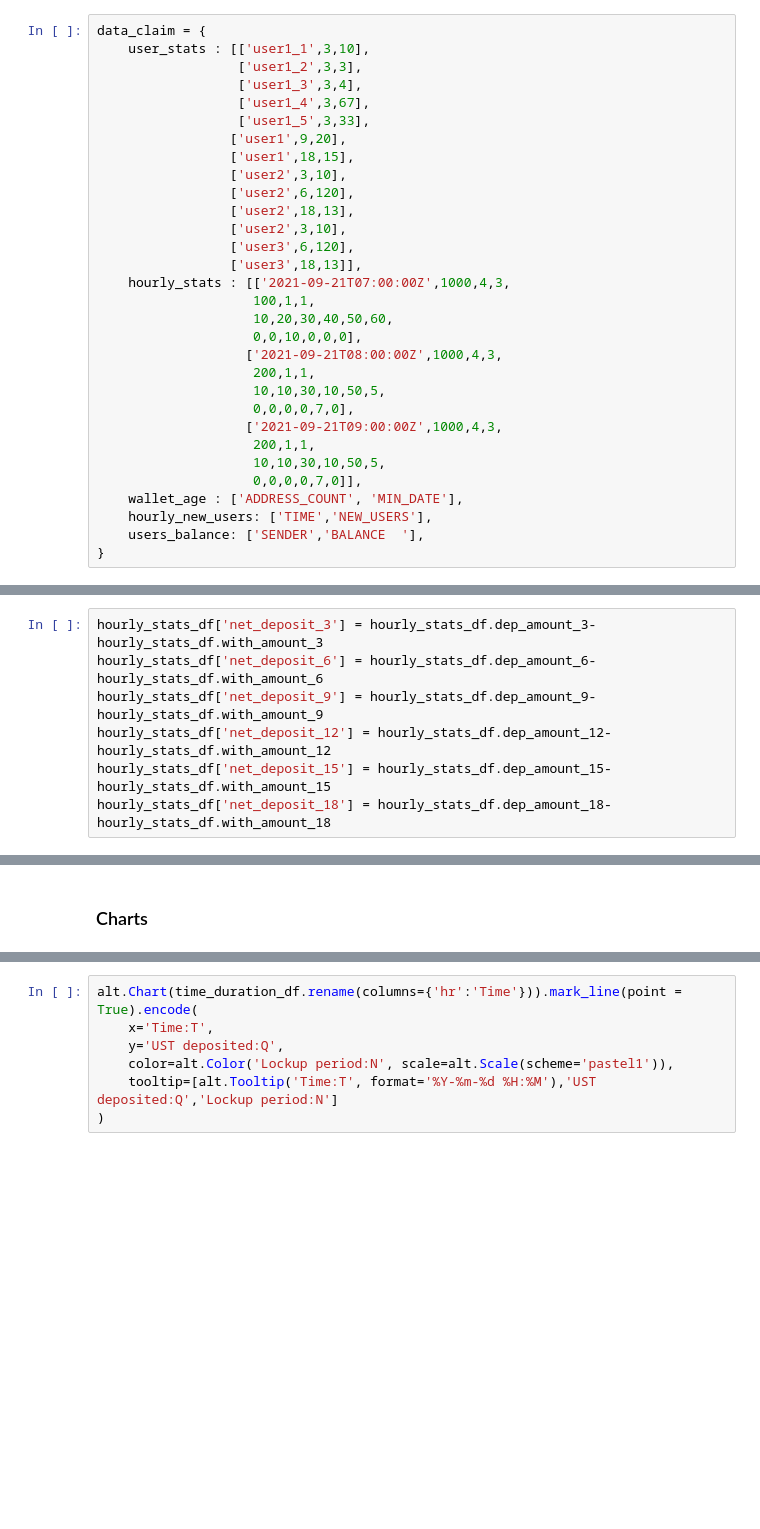
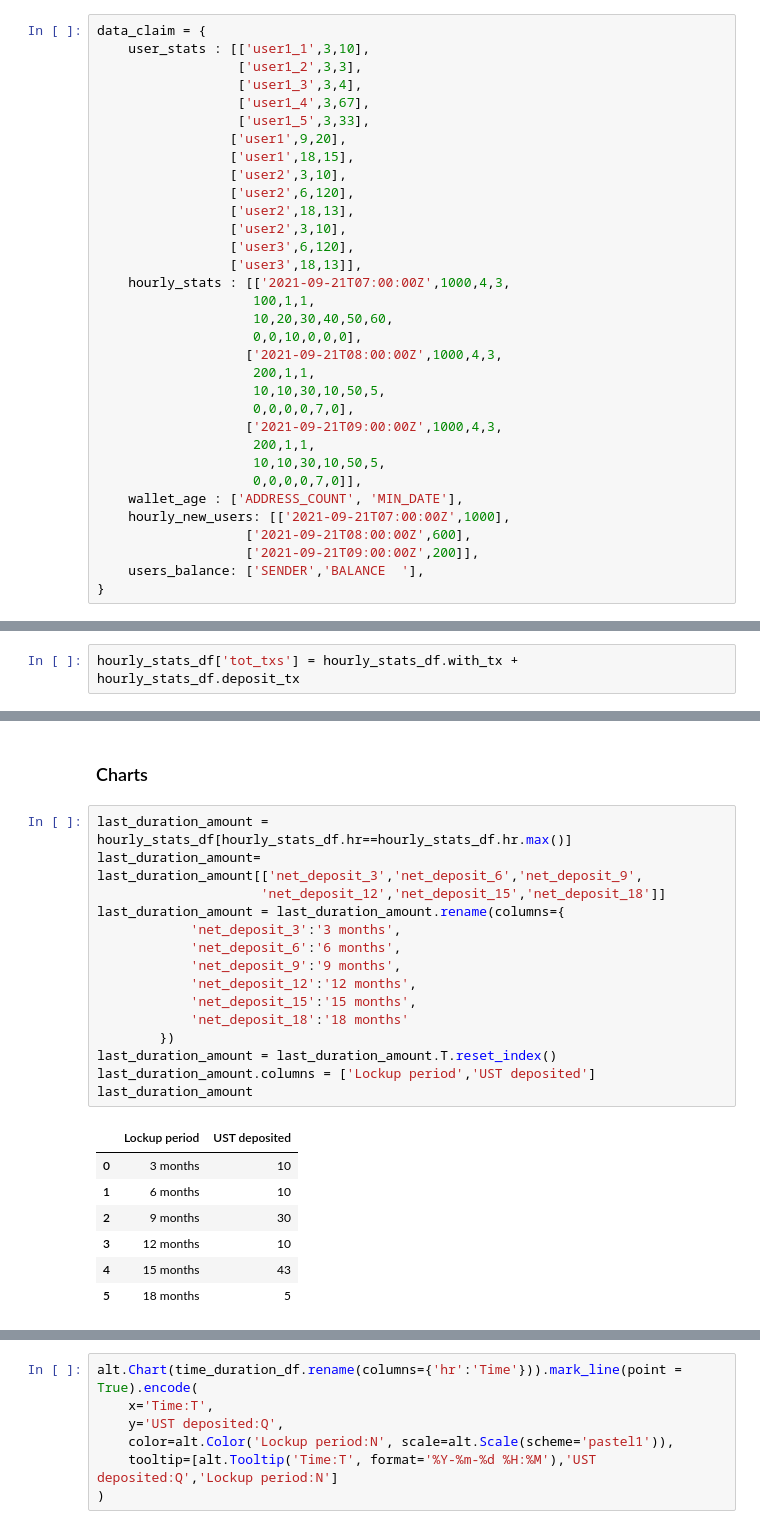
Before and after one commit to IncioMan/mars_lockdrop, a Jupyter notebook: notebook/Mars Lockdrop.ipynb, the cells around one changed output, grey strips where cells are left out. Drawn from its saved outputs; the diff is of its cells as text; blank space fills up the shorter version.

```diff
--- a/notebook/Mars Lockdrop.ipynb
+++ b/notebook/Mars Lockdrop.ipynb
@@ -64,7 +64,9 @@ data_claim = {
                     10,10,30,10,50,5,
                     0,0,0,0,7,0]],
     wallet_age : ['ADDRESS_COUNT', 'MIN_DATE'],
-    hourly_new_users: ['TIME','NEW_USERS'],
+    hourly_new_users: [['2021-09-21T07:00:00Z',1000],
+                   ['2021-09-21T08:00:00Z',600],
+                   ['2021-09-21T09:00:00Z',200]],
     users_balance: ['SENDER','BALANCE  '],
 }
 # %%
@@ -133,13 +135,8 @@ hourly_stats_df
 | 0 | 2021-09-21T07:00:00Z | 1000 | 4 | 3 | 100 | 1 | 1 | 10 | ... |
 | 1 | 2021-09-21T08:00:00Z | 1000 | 4 | 3 | 200 | 1 | 1 | 10 | ... |
 | 2 | 2021-09-21T09:00:00Z | 1000 | 4 | 3 | 200 | 1 | 1 | 10 | ... |
-# %%
-hourly_stats_df['net_deposit_3'] = hourly_stats_df.dep_amount_3-hourly_stats_df.with_amount_3
-hourly_stats_df['net_deposit_6'] = hourly_stats_df.dep_amount_6-hourly_stats_df.with_amount_6
-hourly_stats_df['net_deposit_9'] = hourly_stats_df.dep_amount_9-hourly_stats_df.with_amount_9
-hourly_stats_df['net_deposit_12'] = hourly_stats_df.dep_amount_12-hourly_stats_df.with_amount_12
-hourly_stats_df['net_deposit_15'] = hourly_stats_df.dep_amount_15-hourly_stats_df.with_amount_15
-hourly_stats_df['net_deposit_18'] = hourly_stats_df.dep_amount_18-hourly_stats_df.with_amount_18
+# %%
+hourly_stats_df['tot_txs'] = hourly_stats_df.with_tx + hourly_stats_df.deposit_tx
 # %%
 time_duration_df = hourly_stats_df[['hr','net_deposit_3','net_deposit_6','net_deposit_9','net_deposit_12','net_deposit_15','net_deposit_18']]
 time_duration_df = df.rename(columns={
@@ -156,2 +166,25 @@ time_duration_df = time_duration_df.melt(id_vars=["hr"],
 # %% [markdown]
 ### Charts
+# %%
+last_duration_amount = hourly_stats_df[hourly_stats_df.hr==hourly_stats_df.hr.max()]
+last_duration_amount= last_duration_amount[['net_deposit_3','net_deposit_6','net_deposit_9',
+                     'net_deposit_12','net_deposit_15','net_deposit_18']]
+last_duration_amount = last_duration_amount.rename(columns={
+            'net_deposit_3':'3 months',
+            'net_deposit_6':'6 months',
+            'net_deposit_9':'9 months',
+            'net_deposit_12':'12 months',
+            'net_deposit_15':'15 months',
+            'net_deposit_18':'18 months'
+        })
+last_duration_amount = last_duration_amount.T.reset_index()
+last_duration_amount.columns = ['Lockup period','UST deposited']
+last_duration_amount
+# %% [output]
+|  | Lockup period | UST deposited |
+| 0 | 3 months | 10 |
+| 1 | 6 months | 10 |
+| 2 | 9 months | 30 |
+| 3 | 12 months | 10 |
+| 4 | 15 months | 43 |
+| 5 | 18 months | 5 |
```
Also changed, not shown: parts of 5 cells of this notebook, 3 other files.
